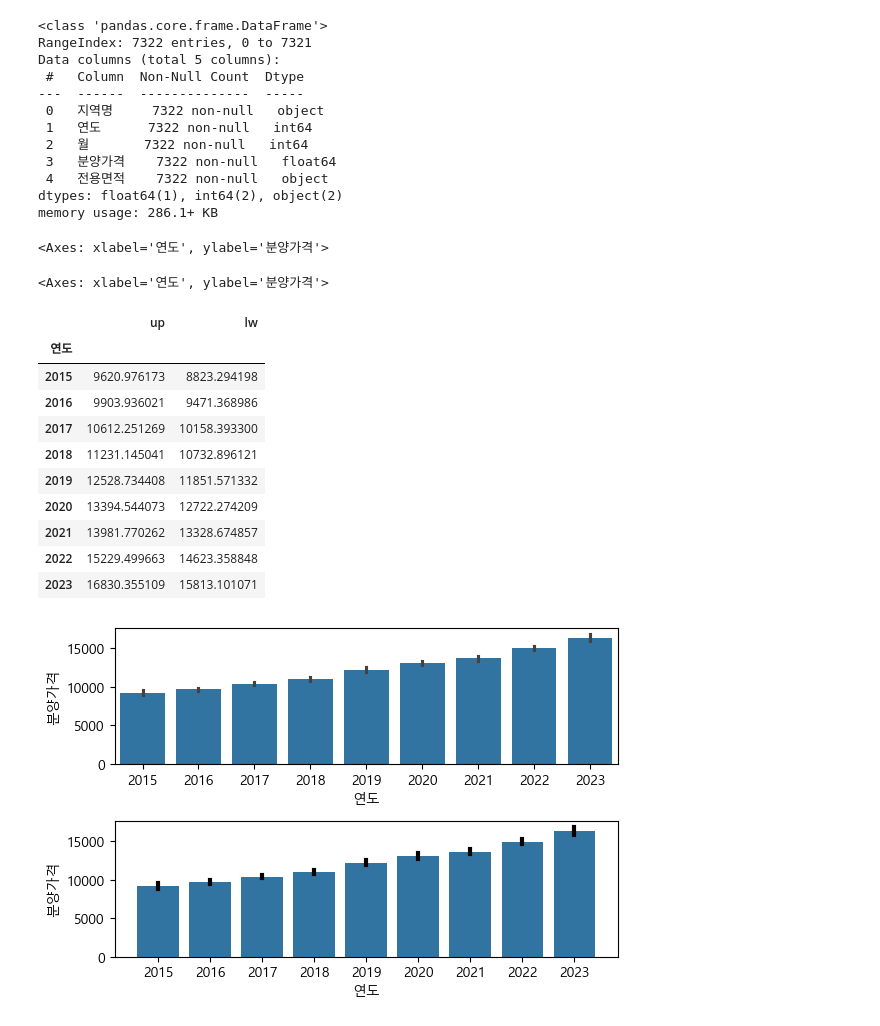
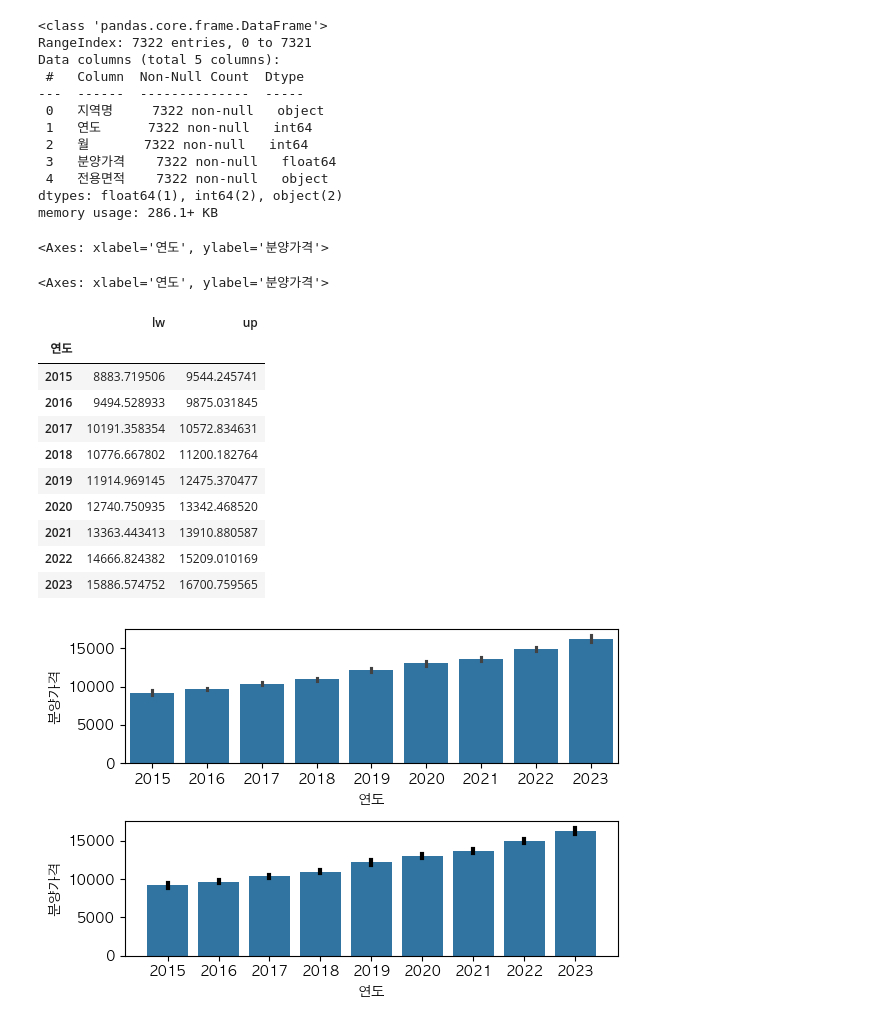
Before and after one commit to Woochang4862/USW-Public-Data-Analysis, a Jupyter notebook: 과제1_문제/2025_공공데이터분석_과제1_문제.ipynb, the cells around one changed output. Saved outputs shown, nothing was run; the diff lists cells and outputs as text; code cells hidden in the pictures.

```diff
--- a/과제1_문제/2025_공공데이터분석_과제1_문제.ipynb
+++ b/과제1_문제/2025_공공데이터분석_과제1_문제.ipynb
@@ -211,41 +192,55 @@ ax1, ax2=fig.subplots(2,1)
 ## ax1 (errorbar by parameter)
 sns.barplot(data=df_prep,
             x='연도', # group
             y="분양가격",
             errorbar=('ci',90), # bootstraping confidence interval: 5~95
             ax=ax1)
 
 ## ax2 (errorbar by yourself)
 sns.barplot(data=df_prep,
             x='연도', # group
             y="분양가격",
             errorbar=None,
             ax=ax2)
 
 #############
 ## 코드작성 ##
 #############
 
+ # 연도별 분양가격의 90% 신뢰구간 계산 (부트스트래핑 활용)
+def ci90(x):
+    # 부트스트랩 샘플 생성 (1000개, 각 샘플은 평균)
+    # 원본 데이터의 크기만큼 복원추출하여 평균을 계산하는 과정을 1000번 반복
+    boot_means = [x.sample(len(x), replace=True).mean() for _ in range(1000)]
+    # 계산된 평균들의 분포에서 5%, 95% 백분위수 계산
+    lw = np.percentile(boot_means, 5)
+    up = np.percentile(boot_means, 95)
+    return pd.Series([lw, up], index=['lw', 'up'])
+
+# 연도별로 그룹화하여 ci90 함수 적용
+ci_res = df_prep.groupby('연도')['분양가격'].apply(ci90).unstack()
+ci_res
+
 ## draw errorbar
 for x_pos, ind in zip(ax2.get_xticks(), ci_res.index):
     up_pos=ci_res.loc[ind, 'up']
     lw_pos=ci_res.loc[ind, 'lw']
 
     _=ax2.plot([x_pos,x_pos],[lw_pos, up_pos], color='k', linewidth=3)
 
 fig.tight_layout()
 # %% [output]
 <Axes: xlabel='연도', ylabel='분양가격'>
 <Axes: xlabel='연도', ylabel='분양가격'>
-|  | up | lw |
+|  | lw | up |
 | 연도 |  |  |
-| 2015 | 9620.976173 | 8823.294198 |
-| 2016 | 9903.936021 | 9471.368986 |
-| 2017 | 10612.251269 | 10158.393300 |
-| 2018 | 11231.145041 | 10732.896121 |
-| 2019 | 12528.734408 | 11851.571332 |
-| 2020 | 13394.544073 | 12722.274209 |
-| 2021 | 13981.770262 | 13328.674857 |
-| 2022 | 15229.499663 | 14623.358848 |
-| 2023 | 16830.355109 | 15813.101071 |
+| 2015 | 8883.719506 | 9544.245741 |
+| 2016 | 9494.528933 | 9875.031845 |
+| 2017 | 10191.358354 | 10572.834631 |
+| 2018 | 10776.667802 | 11200.182764 |
+| 2019 | 11914.969145 | 12475.370477 |
+| 2020 | 12740.750935 | 13342.468520 |
+| 2021 | 13363.443413 | 13910.880587 |
+| 2022 | 14666.824382 | 15209.010169 |
+| 2023 | 15886.574752 | 16700.759565 |
-[figure, old version]
+[figure, new version]
```
Also changed, not shown: parts of 1 cell of this notebook.
